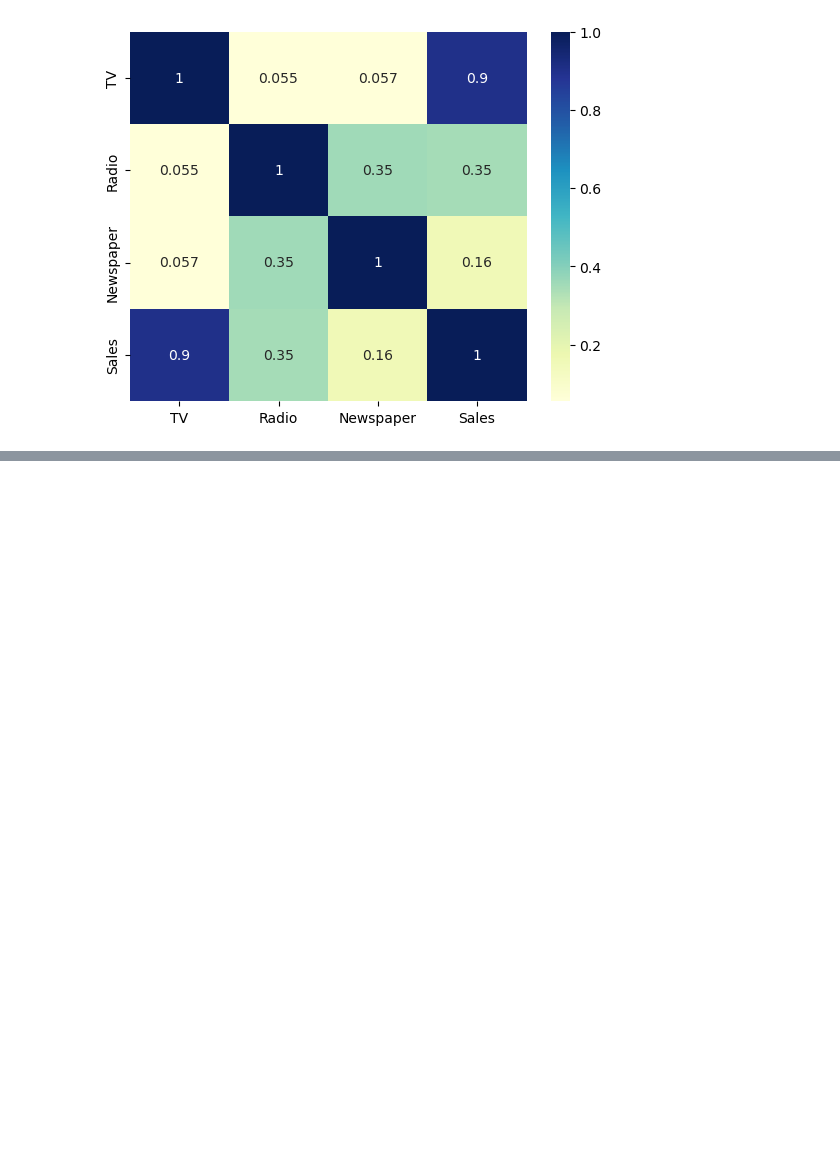
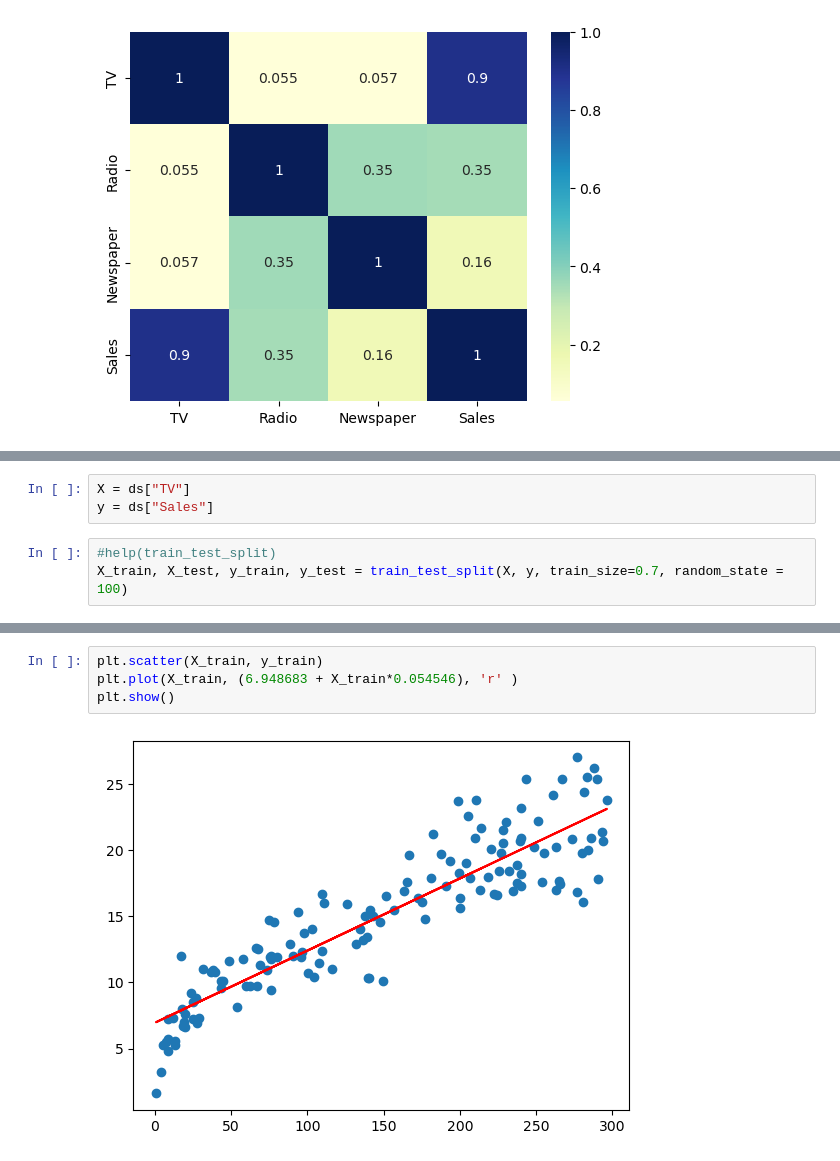
Before and after one commit to venkatpselvam1/DataScienceML, a Jupyter notebook: LinearRegression/01_SimpleLinearRegression/SimpleLinearRegWithAdvertising.ipynb, the cells around one changed output, grey strips where cells are left out. Saved outputs shown, nothing was run; the diff lists cells and outputs as text; blank space fills up the shorter version.

```diff
--- a/LinearRegression/01_SimpleLinearRegression/SimpleLinearRegWithAdvertising.ipynb
+++ b/LinearRegression/01_SimpleLinearRegression/SimpleLinearRegWithAdvertising.ipynb
@@ -56,0 +76,6 @@ plt.show()
+# %%
+X = ds["TV"]
+y = ds["Sales"]
+# %%
+#help(train_test_split)
+X_train, X_test, y_train, y_test = train_test_split(X, y, train_size=0.7, random_state = 100)
@@ -56,0 +124,6 @@ plt.show()
+# %%
+plt.scatter(X_train, y_train)
+plt.plot(X_train, (6.948683 + X_train*0.054546), 'r' )
+plt.show()
+# %% [output]
+[figure, added]
```
Also changed, not shown: parts of 5 cells of this notebook.
